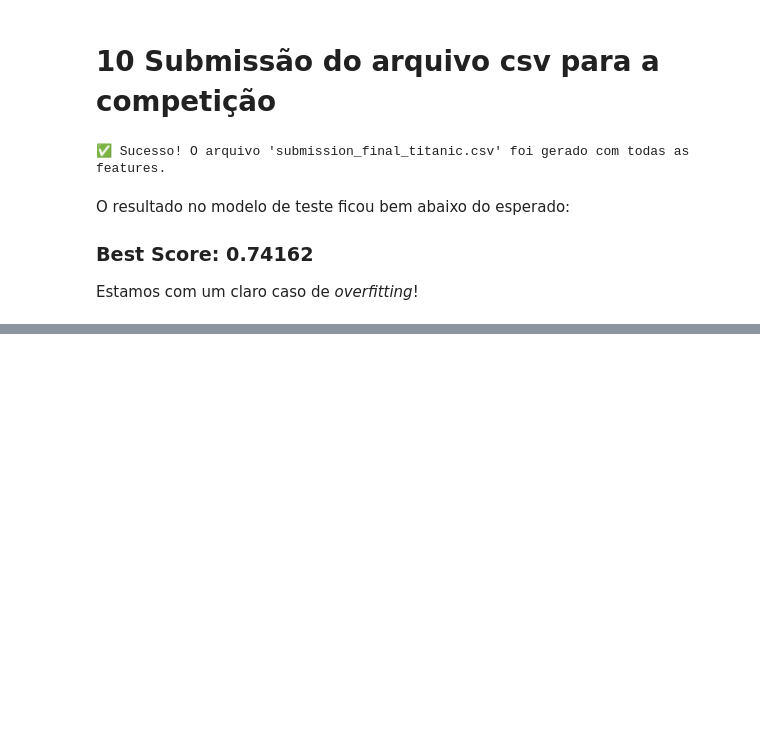
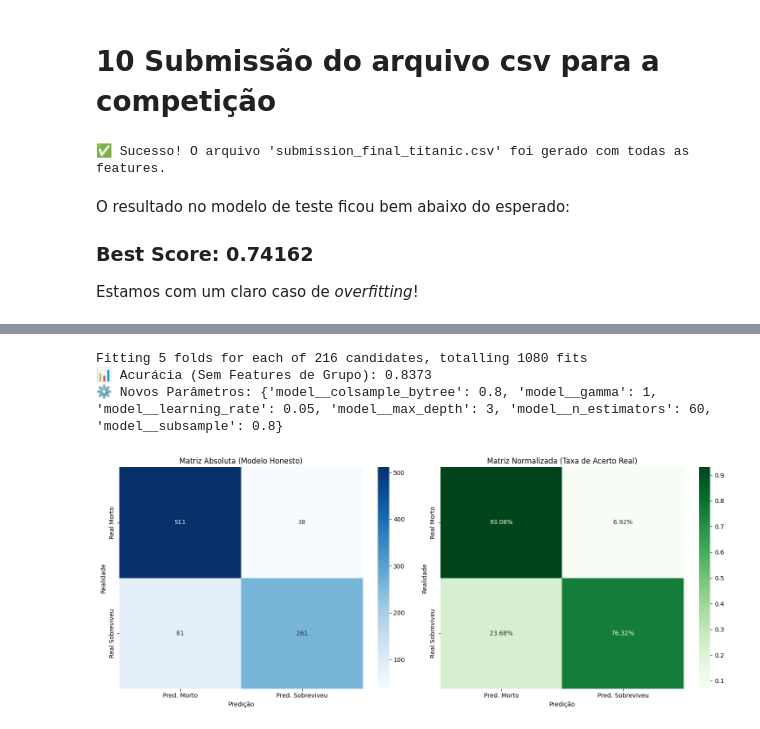
Before and after one commit to zehclaudio/Kaggle, a Jupyter notebook: titanic-tutorial-pipelines-and-ensemble.ipynb, the cells around one changed output, grey strips where cells are left out. Saved outputs shown, nothing was run; the diff lists cells and outputs as text; code cells hidden in the pictures; blank space fills up the shorter version.

Commit message:
Kaggle Notebook | Titanic Tutorial - Pipelines and Ensemble | Version 5

```diff
--- a/titanic-tutorial-pipelines-and-ensemble.ipynb
+++ b/titanic-tutorial-pipelines-and-ensemble.ipynb
@@ -4241,0 +4255,80 @@ print(f"📊 Parâmetros aplicados: n_estimators=50, max_depth=3, learning_rate=
+# %%
+# Criar uma lista de features SEM as métricas de grupo suspeitas
+features_sem_vazamento = [
+    'Pclass', 'Age', 'Fare', 'SibSp', 'Parch', 'Sex',
+    'IsAlone', 'Embarked', 'Title_Adjusted', 'Deck_Group'
+]
+
+# Redefinir as listas do preprocessor para bater com essa nova lista
+numerical_cols_limpo = ['Age', 'Fare', 'SibSp', 'Parch']
+categorical_cols_limpo = ['Sex', 'Embarked', 'Pclass', 'Title_Adjusted', 'IsAlone', 'Deck_Group']
+
+# Recriar o preprocessor apenas com essas colunas
+preprocessor_limpo = ColumnTransformer(transformers=[
+    ('num', numerical_transformer, numerical_cols_limpo),
+    ('cat', categorical_transformer, categorical_cols_limpo)
+])
+
+# Novo Pipeline
+pipeline_limpo = Pipeline(steps=[
+    ('preprocessor', preprocessor_limpo),
+    ('model', XGBClassifier(random_state=42, eval_metric='logloss'))
+])
+
+# Redefinir X e y usando apenas os dados brutos
+X_limpo = train_data[features_sem_vazamento]
+y = train_data['Survived']
+
+# Rodar o GridSearch
+grid_search_limpo = GridSearchCV(
+    pipeline_limpo,
+    param_grid,
+    cv=5,
+    scoring='accuracy',
+    verbose=1,
+    n_jobs=-1
+)
+
+grid_search_limpo.fit(X_limpo, y)
+
+print(f"📊 Acurácia (Sem Features de Grupo): {grid_search_limpo.best_score_:.4f}")
+print(f"⚙️ Novos Parâmetros: {grid_search.best_params_}")
+# %% [output]
+Fitting 5 folds for each of 216 candidates, totalling 1080 fits
+📊 Acurácia (Sem Features de Grupo): 0.8373
+⚙️ Novos Parâmetros: {'model__colsample_bytree': 0.8, 'model__gamma': 1, 'model__learning_rate': 0.05, 'model__max_depth': 3, 'model__n_estimators': 60, 'model__subsample': 0.8}
+# %%
+# Treinar o modelo campeão do GridSearch com os dados limpos
+best_model = grid_search_limpo.best_estimator_
+best_model.fit(X_limpo, y)
+
+# Gerar as predições do modelo limpo no treino
+y_pred_limpo = best_model.predict(X_limpo)
+
+# Calcular as matrizes
+cm = confusion_matrix(y, y_pred_limpo)
+cm_norm = confusion_matrix(y, y_pred_limpo, normalize='true')
+
+# Plotar
+fig, ax = plt.subplots(1, 2, figsize=(15, 6))
+
+# Matriz Absoluta
+sns.heatmap(cm, annot=True, fmt='d', cmap='Blues', ax=ax[0],
+            xticklabels=['Pred. Morto', 'Pred. Sobreviveu'],
+            yticklabels=['Real Morto', 'Real Sobreviveu'])
+ax[0].set_title('Matriz Absoluta (Modelo Honesto)')
+ax[0].set_ylabel('Realidade')
+ax[0].set_xlabel('Predição')
+
+# Matriz Normalizada
+sns.heatmap(cm_norm, annot=True, fmt='.2%', cmap='Greens', ax=ax[1],
+            xticklabels=['Pred. Morto', 'Pred. Sobreviveu'],
+            yticklabels=['Real Morto', 'Real Sobreviveu'])
+ax[1].set_title('Matriz Normalizada (Taxa de Acerto Real)')
+ax[1].set_ylabel('Realidade')
+ax[1].set_xlabel('Predição')
+
+plt.tight_layout()
+plt.show()
+# %% [output]
+[figure, added]
```
Also changed, not shown: parts of 9 cells of this notebook.
